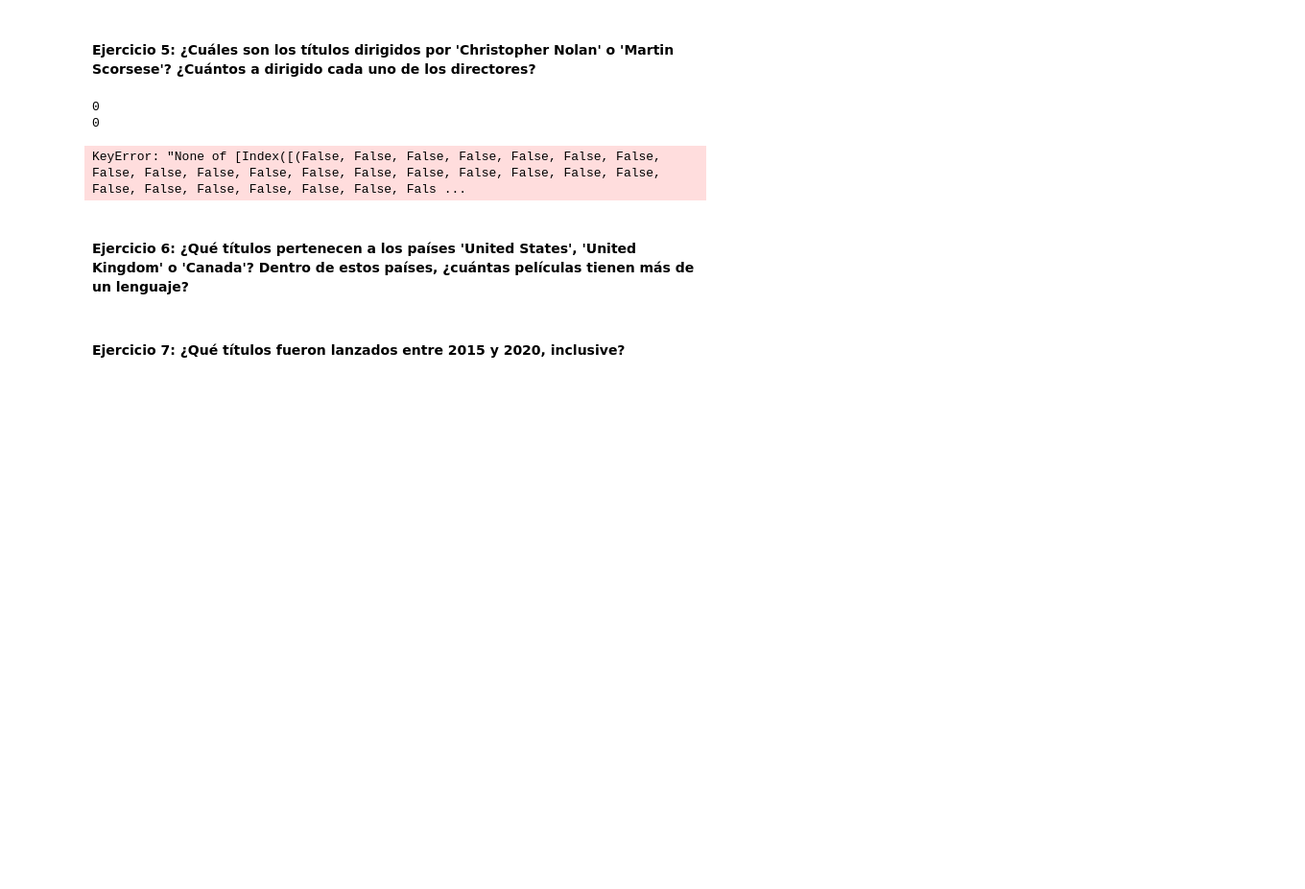
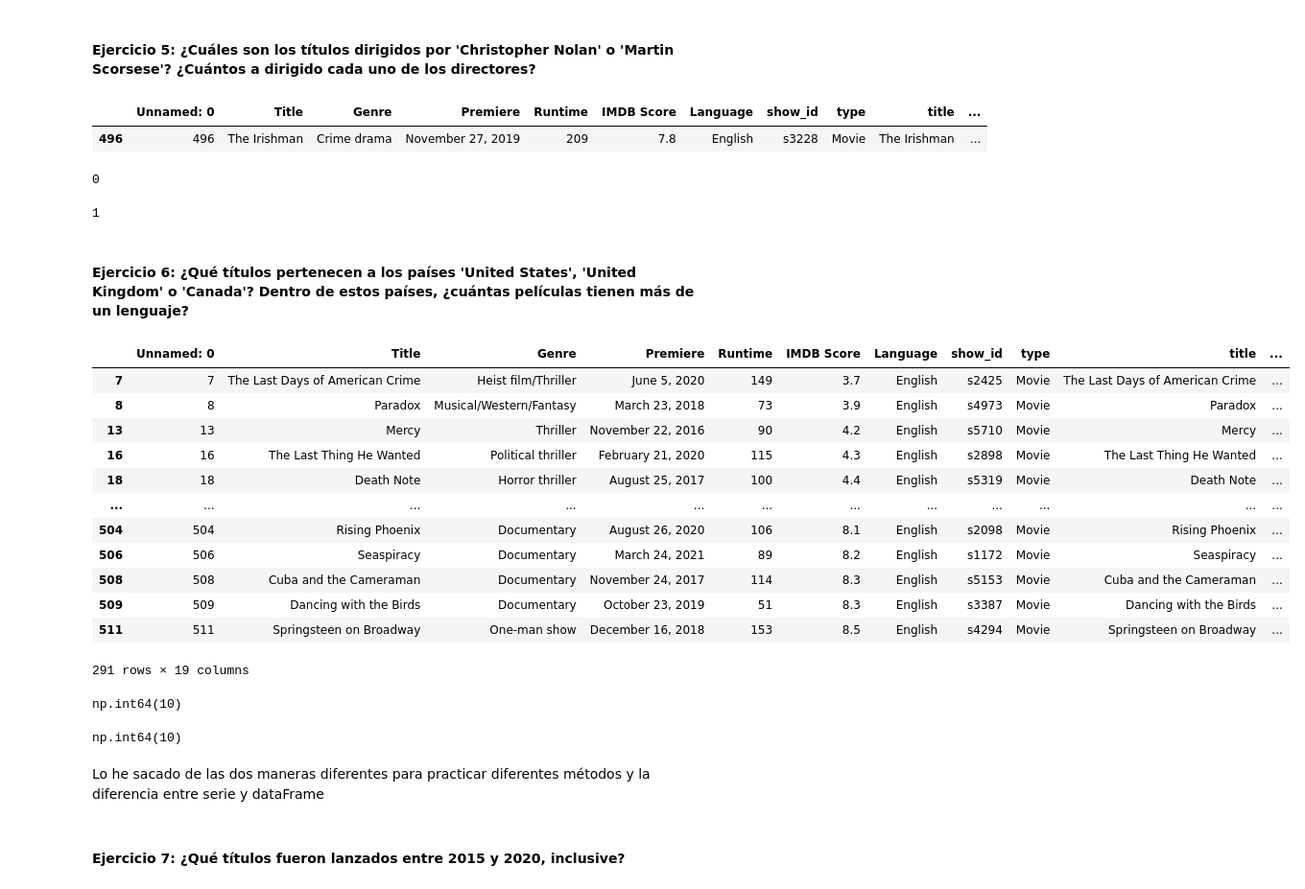
Before and after one commit to Rcm89/laboratorio-pandas-filtrado-y-groupby, a Jupyter notebook: laboratorio-modulo2-leccion03-filtrado.ipynb, the cells around one changed output. Shown at 96% size. Drawn from its saved outputs; the diff is of its cells as text; code cells hidden in the pictures; blank space fills up the shorter version.

```diff
--- a/laboratorio-modulo2-leccion03-filtrado.ipynb
+++ b/laboratorio-modulo2-leccion03-filtrado.ipynb
@@ -105,20 +122,57 @@ df_ej
 #### Ejercicio 5: ¿Cuáles son los títulos dirigidos por 'Christopher Nolan' o 'Martin Scorsese'? ¿Cuántos a dirigido cada uno de los directores?
 # %%
 condicion_1=df_Netflix["director"] == "Christopher Nolan"
-condicion_2=df_Netflix["director"]== "Martin Scorsese"
-df_ej = df_Netflix[condicion_1 & condicion_2]
-df_ej[[condicion_1]].unique()
+condicion_2=df_Netflix["director"] == "Martin Scorsese"
+#Títulos dirgidos por Nolan y Scorsese
+df_ej=df_Netflix[condicion_1 | condicion_2]
+df_ej
 # %% [output]
-0
-0
-KeyError: "None of [Index([(False, False, False, False, False, False, False, False, False, False, False, False, False, False, False, False, False, False, False, False, False, False, False, False, Fals ...
+|  | Unnamed: 0 | Title | Genre | Premiere | Runtime | IMDB Score | Language | show_id | type | title | ... |
+| 496 | 496 | The Irishman | Crime drama | November 27, 2019 | 209 | 7.8 | English | s3228 | Movie | The Irishman | ... |
+# %%
+#Títulos de Christopher Nolan
+df_Netflix[condicion_1].shape[0]
+# %% [output]
+0
+# %%
+#Títulos de Martin Scorsese
+df_Netflix[condicion_2].shape[0]
+# %% [output]
+1
 # %% [markdown]
 #### Ejercicio 6: ¿Qué títulos pertenecen a los países 'United States', 'United Kingdom' o 'Canada'? Dentro de estos países, ¿cuántas películas tienen más de un lenguaje?
 # %%
-condicion_1=df_Netflix["type"] == "Movie"
-condicion_2=df_Netflix["release_year"]=2021
-df_ej = df_Netflix[condicion_1 & condicion_2,['title']]
+condicion_1=df_Netflix["country"] == "United States"
+condicion_2=df_Netflix["country"] == "United Kingdom"
+condicion_3=df_Netflix["country"] == "Canada"
+df_ej=df_Netflix[condicion_1 | condicion_2 | condicion_3]
 df_ej
+#df_ej[condicion_paises]
+# %% [output]
+|  | Unnamed: 0 | Title | Genre | Premiere | Runtime | IMDB Score | Language | show_id | type | title | ... |
+| 7 | 7 | The Last Days of American Crime | Heist film/Thriller | June 5, 2020 | 149 | 3.7 | English | s2425 | Movie | The Last Days of American Crime | ... |
+| 8 | 8 | Paradox | Musical/Western/Fantasy | March 23, 2018 | 73 | 3.9 | English | s4973 | Movie | Paradox | ... |
+| 13 | 13 | Mercy | Thriller | November 22, 2016 | 90 | 4.2 | English | s5710 | Movie | Mercy | ... |
+| 16 | 16 | The Last Thing He Wanted | Political thriller | February 21, 2020 | 115 | 4.3 | English | s2898 | Movie | The Last Thing He Wanted | ... |
+| 18 | 18 | Death Note | Horror thriller | August 25, 2017 | 100 | 4.4 | English | s5319 | Movie | Death Note | ... |
+| ... | ... | ... | ... | ... | ... | ... | ... | ... | ... | ... | ... |
+| 504 | 504 | Rising Phoenix | Documentary | August 26, 2020 | 106 | 8.1 | English | s2098 | Movie | Rising Phoenix | ... |
+| 506 | 506 | Seaspiracy | Documentary | March 24, 2021 | 89 | 8.2 | English | s1172 | Movie | Seaspiracy | ... |
+| 508 | 508 | Cuba and the Cameraman | Documentary | November 24, 2017 | 114 | 8.3 | English | s5153 | Movie | Cuba and the Cameraman | ... |
+| 509 | 509 | Dancing with the Birds | Documentary | October 23, 2019 | 51 | 8.3 | English | s3387 | Movie | Dancing with the Birds | ... |
+| 511 | 511 | Springsteen on Broadway | One-man show | December 16, 2018 | 153 | 8.5 | English | s4294 | Movie | Springsteen on Broadway | ... |
+291 rows × 19 columns
+# %%
+df_varios_idiomas = df_ej[df_ej["Language"].str.contains('/')]
+df_varios_idiomas["Language"].count()
+# %% [output]
+np.int64(10)
+# %%
+df_ej["Language"].str.contains('/').sum()
+# %% [output]
+np.int64(10)
+# %% [markdown]
+Lo he sacado de las dos maneras diferentes para practicar diferentes métodos y la diferencia entre serie y dataFrame
 # %% [markdown]
 #### Ejercicio 7: ¿Qué títulos fueron lanzados entre 2015 y 2020, inclusive?
 # %%
```
Also changed, not shown: parts of 13 cells of this notebook.
